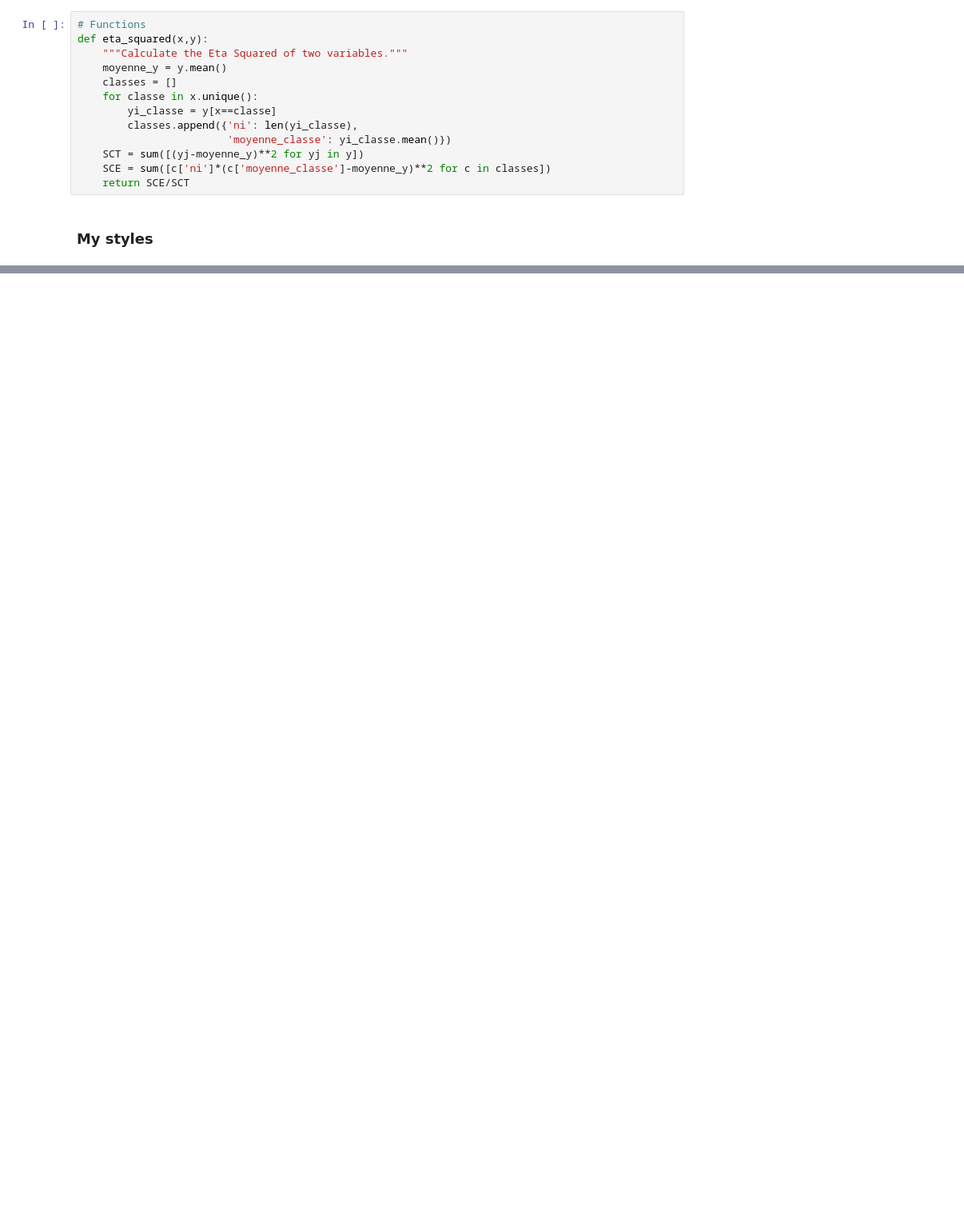
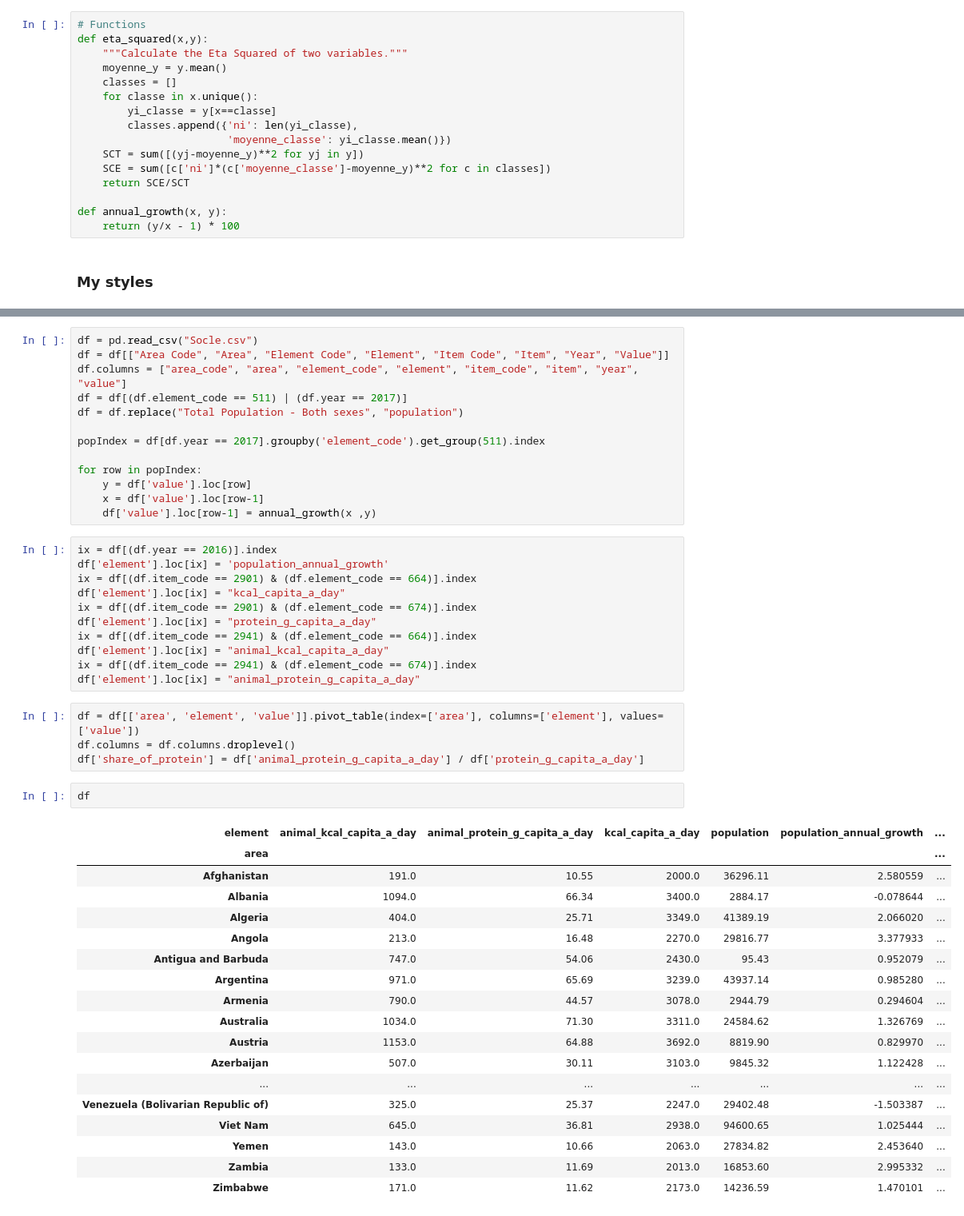
Before and after one commit to bayechou/OCDA_P5-lss, a Jupyter notebook: P5.ipynb, the cells around one changed output, grey strips where cells are left out. Shown at 80% size. Saved outputs shown, nothing was run; the diff lists cells and outputs as text; blank space fills up the shorter version.

```diff
--- a/P5.ipynb
+++ b/P5.ipynb
@@ -27,6 +29,9 @@ def eta_squared(x,y):
     SCT = sum([(yj-moyenne_y)**2 for yj in y])
     SCE = sum([c['ni']*(c['moyenne_classe']-moyenne_y)**2 for c in classes])
     return SCE/SCT
+
+def annual_growth(x, y):
+    return (y/x - 1) * 100
 # %% [markdown]
 ### My styles
 # %%
@@ -165,0 +69,49 @@ df[df.isna().any(axis=1)]['country'].tolist()
+# %%
+df = pd.read_csv("Socle.csv")
+df = df[["Area Code", "Area", "Element Code", "Element", "Item Code", "Item", "Year", "Value"]]
+df.columns = ["area_code", "area", "element_code", "element", "item_code", "item", "year", "value"]
+df = df[(df.element_code == 511) | (df.year == 2017)]
+df = df.replace("Total Population - Both sexes", "population")
+
+popIndex = df[df.year == 2017].groupby('element_code').get_group(511).index
+
+for row in popIndex:
+    y = df['value'].loc[row]
+    x = df['value'].loc[row-1]
+    df['value'].loc[row-1] = annual_growth(x ,y)
+# %%
+ix = df[(df.year == 2016)].index
+df['element'].loc[ix] = 'population_annual_growth'
+ix = df[(df.item_code == 2901) & (df.element_code == 664)].index
+df['element'].loc[ix] = "kcal_capita_a_day"
+ix = df[(df.item_code == 2901) & (df.element_code == 674)].index
+df['element'].loc[ix] = "protein_g_capita_a_day"
+ix = df[(df.item_code == 2941) & (df.element_code == 664)].index
+df['element'].loc[ix] = "animal_kcal_capita_a_day"
+ix = df[(df.item_code == 2941) & (df.element_code == 674)].index
+df['element'].loc[ix] = "animal_protein_g_capita_a_day"
+# %%
+df = df[['area', 'element', 'value']].pivot_table(index=['area'], columns=['element'], values=['value'])
+df.columns = df.columns.droplevel()
+df['share_of_protein'] = df['animal_protein_g_capita_a_day'] / df['protein_g_capita_a_day']
+# %%
+df
+# %% [output]
+| element | animal_kcal_capita_a_day | animal_protein_g_capita_a_day | kcal_capita_a_day | population | population_annual_growth | ... |
+| area |  |  |  |  |  | ... |
+| Afghanistan | 191.0 | 10.55 | 2000.0 | 36296.11 | 2.580559 | ... |
+| Albania | 1094.0 | 66.34 | 3400.0 | 2884.17 | -0.078644 | ... |
+| Algeria | 404.0 | 25.71 | 3349.0 | 41389.19 | 2.066020 | ... |
+| Angola | 213.0 | 16.48 | 2270.0 | 29816.77 | 3.377933 | ... |
+| Antigua and Barbuda | 747.0 | 54.06 | 2430.0 | 95.43 | 0.952079 | ... |
+| Argentina | 971.0 | 65.69 | 3239.0 | 43937.14 | 0.985280 | ... |
+| Armenia | 790.0 | 44.57 | 3078.0 | 2944.79 | 0.294604 | ... |
+| Australia | 1034.0 | 71.30 | 3311.0 | 24584.62 | 1.326769 | ... |
+| Austria | 1153.0 | 64.88 | 3692.0 | 8819.90 | 0.829970 | ... |
+| Azerbaijan | 507.0 | 30.11 | 3103.0 | 9845.32 | 1.122428 | ... |
+| ... | ... | ... | ... | ... | ... | ... |
+| Venezuela (Bolivarian Republic of) | 325.0 | 25.37 | 2247.0 | 29402.48 | -1.503387 | ... |
+| Viet Nam | 645.0 | 36.81 | 2938.0 | 94600.65 | 1.025444 | ... |
+| Yemen | 143.0 | 10.66 | 2063.0 | 27834.82 | 2.453640 | ... |
+| Zambia | 133.0 | 11.69 | 2013.0 | 16853.60 | 2.995332 | ... |
+| Zimbabwe | 171.0 | 11.62 | 2173.0 | 14236.59 | 1.470101 | ... |
```
Also changed, not shown: parts of 19 cells of this notebook, 16 other files.
